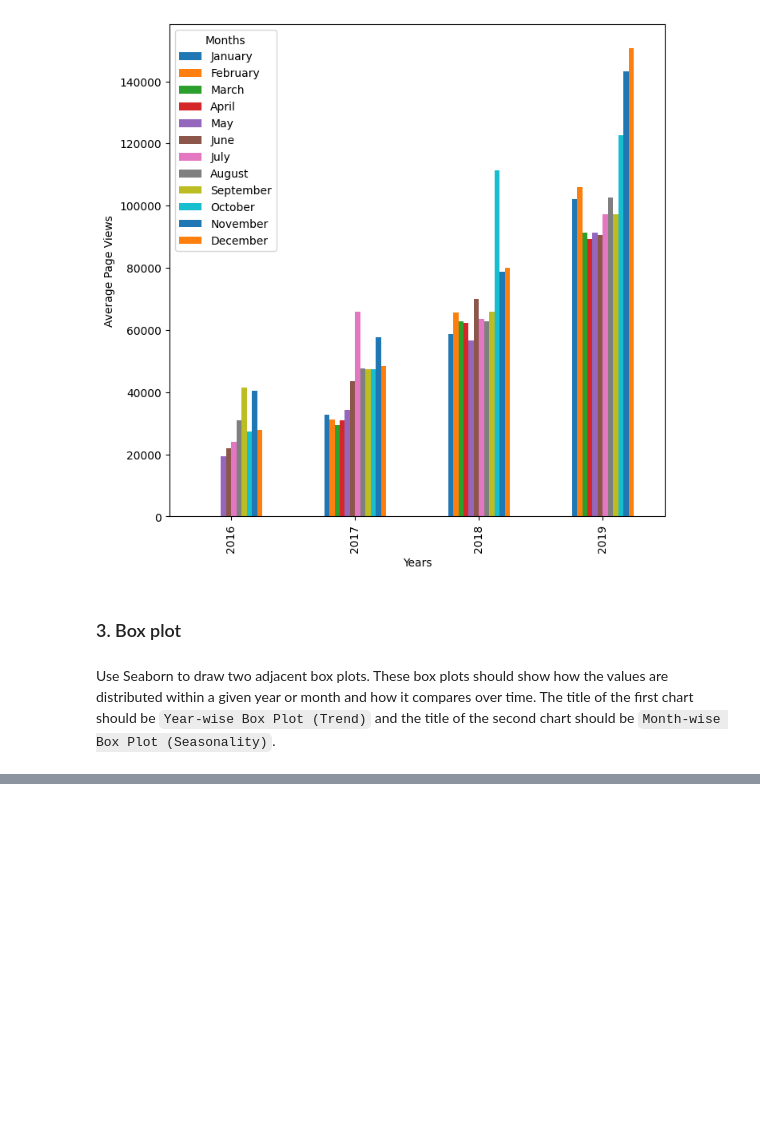
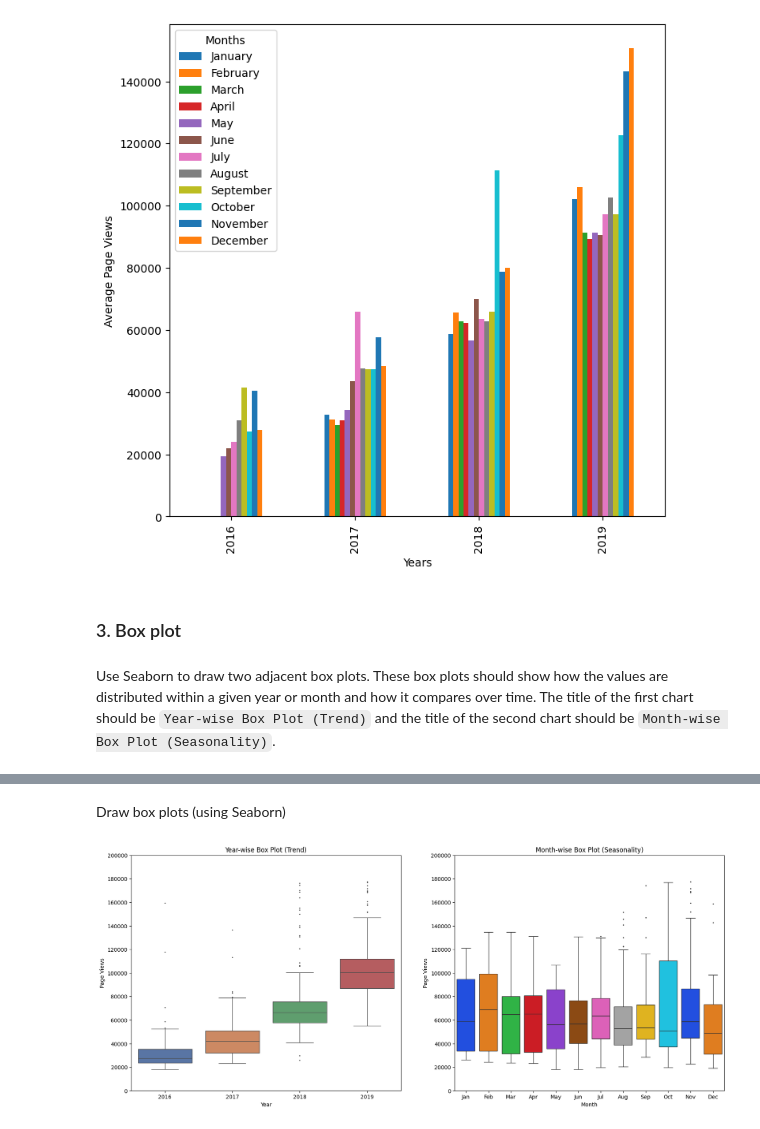
Before and after one commit to porrrq/freeCodeCamp-projects, a Jupyter notebook: Data Analysis with Python/Page View Time Series Visualizer/report.ipynb, the cells around one changed output, grey strips where cells are left out. Saved outputs shown, nothing was run; the diff lists cells and outputs as text; code cells hidden in the pictures; blank space fills up the shorter version.

Commit message:
done Page View Time Series Visualizer and update README

```diff
--- a/Data Analysis with Python/Page View Time Series Visualizer/report.ipynb
+++ b/Data Analysis with Python/Page View Time Series Visualizer/report.ipynb
@@ -87,0 +77,7 @@ sns.boxplot(
+# %%
+df_box = df.copy()
+df_box.reset_index(inplace=True)
+df_box['year'] = [d.year for d in df_box.date]
+df_box['month'] = [d.month for d in df_box.date]
+df_box.sort_values(by=["month"])
+df_box
@@ -87,0 +98,40 @@ sns.boxplot(
+# %% [markdown]
+Draw box plots (using Seaborn)
+# %%
+fig,ax = plt.subplots(1,2,figsize=(20,8))
+tick = [i for i in range(0,200001,20000)]
+for a in ax:
+    a.set_yticks(tick)
+    a.set_ylim(0,200000)
+    a.set_ylabel("Page Views")
+
+ax[0].set_title("Year-wise Box Plot (Trend)")
+ax[1].set_title("Month-wise Box Plot (Seasonality)")
+ax[0].set_xlabel("Year")
+ax[1].set_xlabel("Month")
+ax[1].set_xticklabels(['Jan', 'Feb', 'Mar', 'Apr', 'May', 'Jun', 'Jul', 'Aug', 'Sep', 'Oct', 'Nov', 'Dec'])
+
+sns.boxplot(
+    x='year',
+    y='value',
+    data=df_box,
+    hue='year',
+    ax=ax[0],
+    palette="deep",
+    flierprops=dict(marker='D', markersize=1),
+    legend=False,
+
+)
+sns.boxplot(
+    x='month',
+    y='value',
+    data=df_box,
+    hue='month',
+    ax=ax[1],
+    palette="bright",
+    flierprops=dict(marker='D', markersize=1),
+    legend=False
+)
+plt.show()
+# %% [output]
+[figure, added]
```
Also changed, not shown: parts of 6 cells of this notebook, 4 other files.
